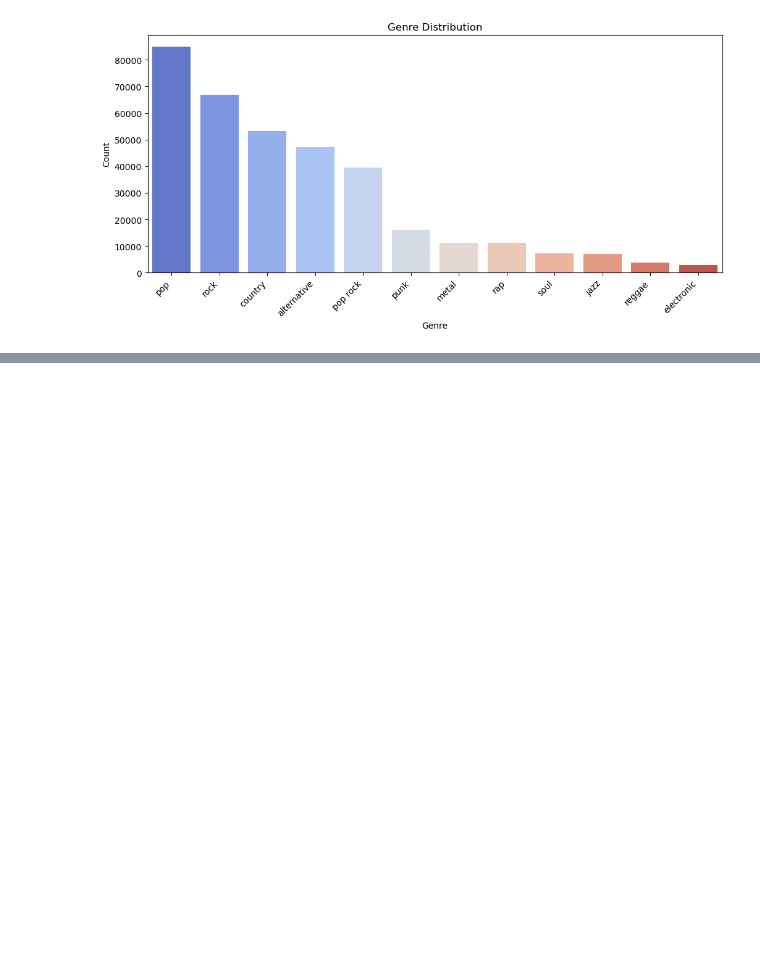
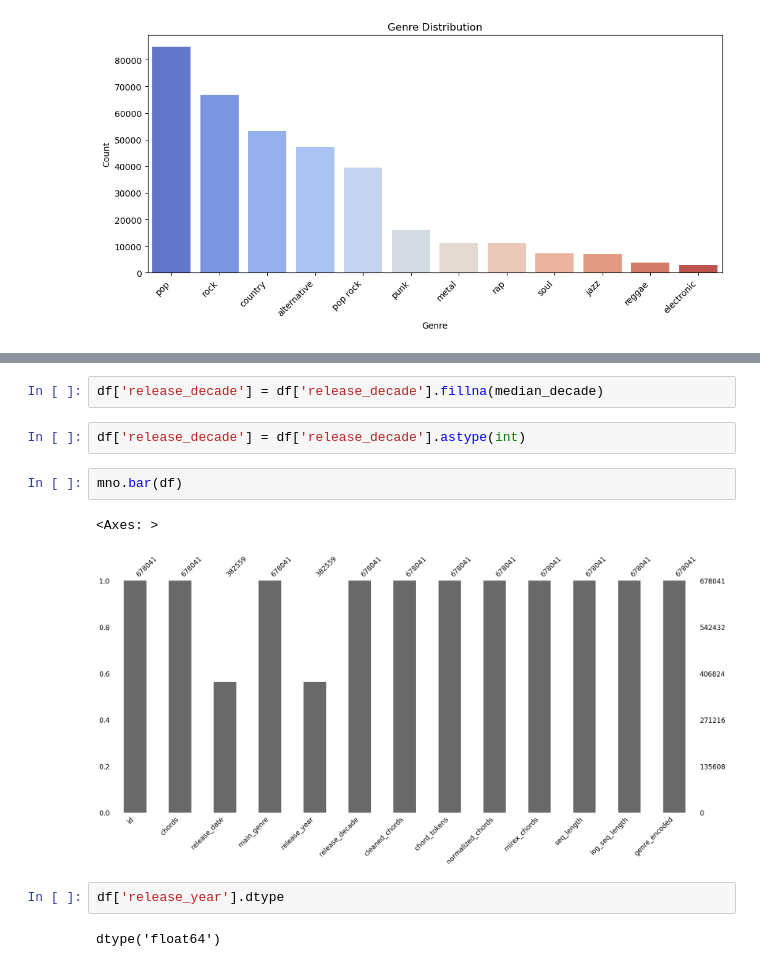
Before and after one commit to AtharvaBhalilkar/chord-gen-ai, a Jupyter notebook: notebooks/data_preprocessing.ipynb, the cells around one changed output, grey strips where cells are left out. Cells and saved outputs as stored; diff of their text form; blank space fills up the shorter version.

```diff
--- a/notebooks/data_preprocessing.ipynb
+++ b/notebooks/data_preprocessing.ipynb
@@ -427,0 +526,13 @@ plt.show()
+# %%
+df['release_decade'] = df['release_decade'].fillna(median_decade)
+# %%
+df['release_decade'] = df['release_decade'].astype(int)
+# %%
+mno.bar(df)
+# %% [output]
+<Axes: >
+[figure, added]
+# %%
+df['release_year'].dtype
+# %% [output]
+dtype('float64')
```
Also changed, not shown: parts of 18 cells of this notebook.
